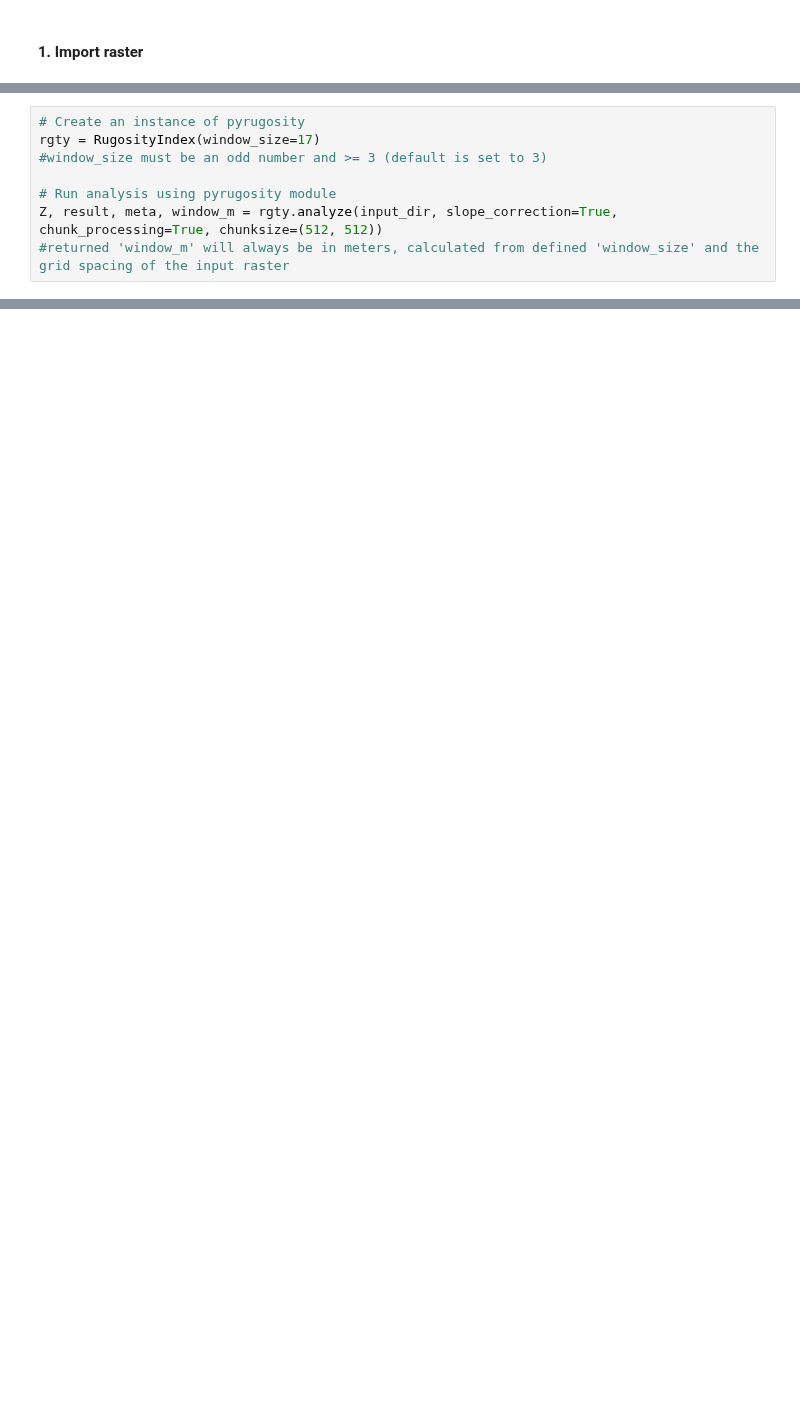
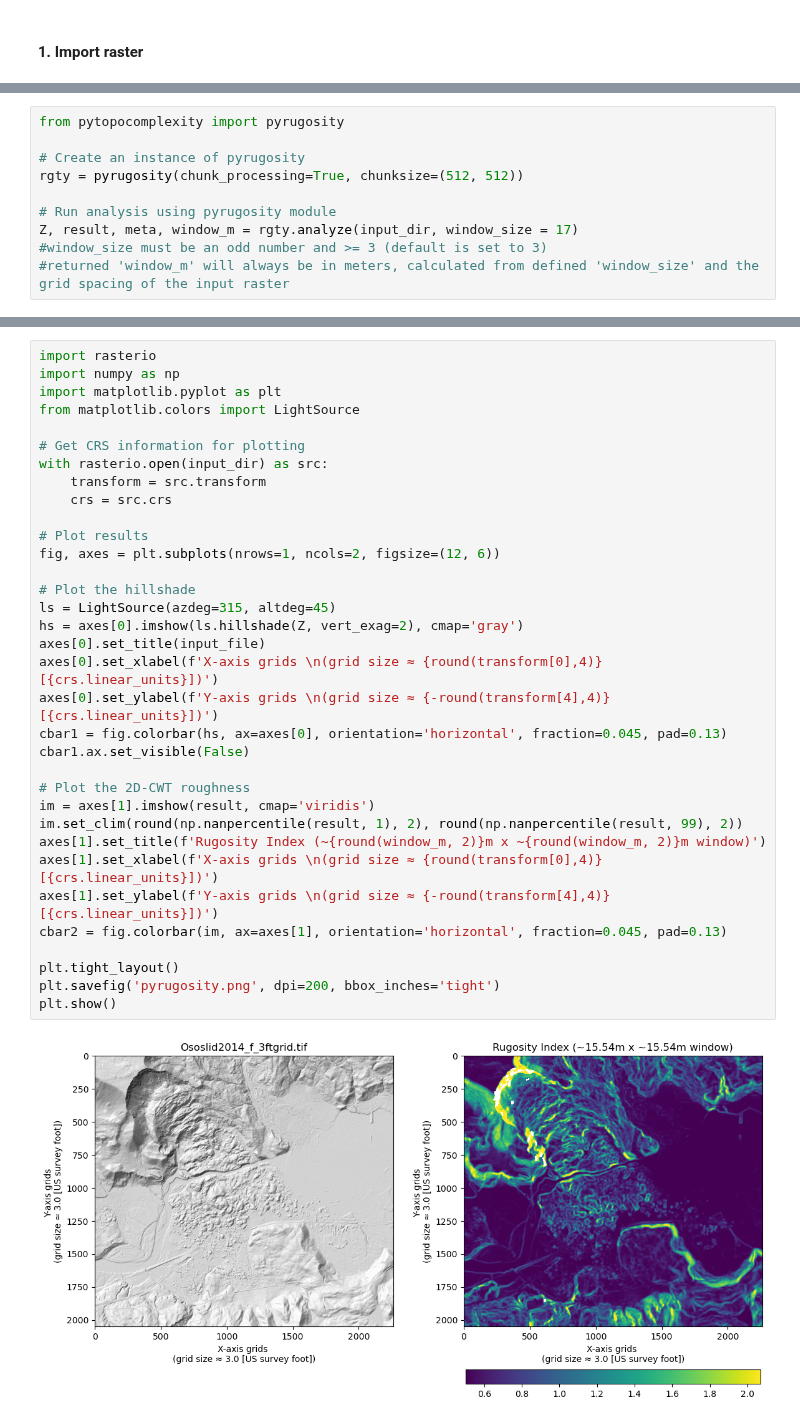
Before and after one commit to GeoLarryLai/pyTopoComplexity, a Jupyter notebook: example/pyrugosity_example.ipynb, the cells around one changed output, grey strips where cells are left out. Drawn from its saved outputs; the diff is of its cells as text; blank space fills up the shorter version.

```diff
--- a/example/pyrugosity_example.ipynb
+++ b/example/pyrugosity_example.ipynb
@@ -58,9 +44,11 @@ Users can decide whether slope correction is applied (the default setting enable
 # %%
+from pytopocomplexity import pyrugosity
+
 # Create an instance of pyrugosity
-rgty = RugosityIndex(window_size=17)
-#window_size must be an odd number and >= 3 (default is set to 3)
+rgty = pyrugosity(chunk_processing=True, chunksize=(512, 512))
 
 # Run analysis using pyrugosity module
-Z, result, meta, window_m = rgty.analyze(input_dir, slope_correction=True, chunk_processing=True, chunksize=(512, 512))
+Z, result, meta, window_m = rgty.analyze(input_dir, window_size = 17)
+#window_size must be an odd number and >= 3 (default is set to 3)
 #returned 'window_m' will always be in meters, calculated from defined 'window_size' and the grid spacing of the input raster
 # %% [output]
@@ -96,0 +69,36 @@ Figure saved as 'Ososlid2014_f_3ftgrid_pyRugosity_ACR(15.54m).png'
+# %%
+import rasterio
+import numpy as np
+import matplotlib.pyplot as plt
+from matplotlib.colors import LightSource
+
+# Get CRS information for plotting
+with rasterio.open(input_dir) as src:
+    transform = src.transform
+    crs = src.crs
+
+# Plot results
+fig, axes = plt.subplots(nrows=1, ncols=2, figsize=(12, 6))
+
+# Plot the hillshade
+ls = LightSource(azdeg=315, altdeg=45)
+hs = axes[0].imshow(ls.hillshade(Z, vert_exag=2), cmap='gray')
+axes[0].set_title(input_file)
+axes[0].set_xlabel(f'X-axis grids \n(grid size ≈ {round(transform[0],4)} [{crs.linear_units}])')
+axes[0].set_ylabel(f'Y-axis grids \n(grid size ≈ {-round(transform[4],4)} [{crs.linear_units}])')
+cbar1 = fig.colorbar(hs, ax=axes[0], orientation='horizontal', fraction=0.045, pad=0.13)
+cbar1.ax.set_visible(False)
+
+# Plot the 2D-CWT roughness
+im = axes[1].imshow(result, cmap='viridis')
+im.set_clim(round(np.nanpercentile(result, 1), 2), round(np.nanpercentile(result, 99), 2))
+axes[1].set_title(f'Rugosity Index (~{round(window_m, 2)}m x ~{round(window_m, 2)}m window)')
+axes[1].set_xlabel(f'X-axis grids \n(grid size ≈ {round(transform[0],4)} [{crs.linear_units}])')
+axes[1].set_ylabel(f'Y-axis grids \n(grid size ≈ {-round(transform[4],4)} [{crs.linear_units}])')
+cbar2 = fig.colorbar(im, ax=axes[1], orientation='horizontal', fraction=0.045, pad=0.13)
+
+plt.tight_layout()
+plt.savefig('pyrugosity.png', dpi=200, bbox_inches='tight')
+plt.show()
+# %% [output]
+[figure, added]
```
Also changed, not shown: parts of 16 cells of this notebook.
